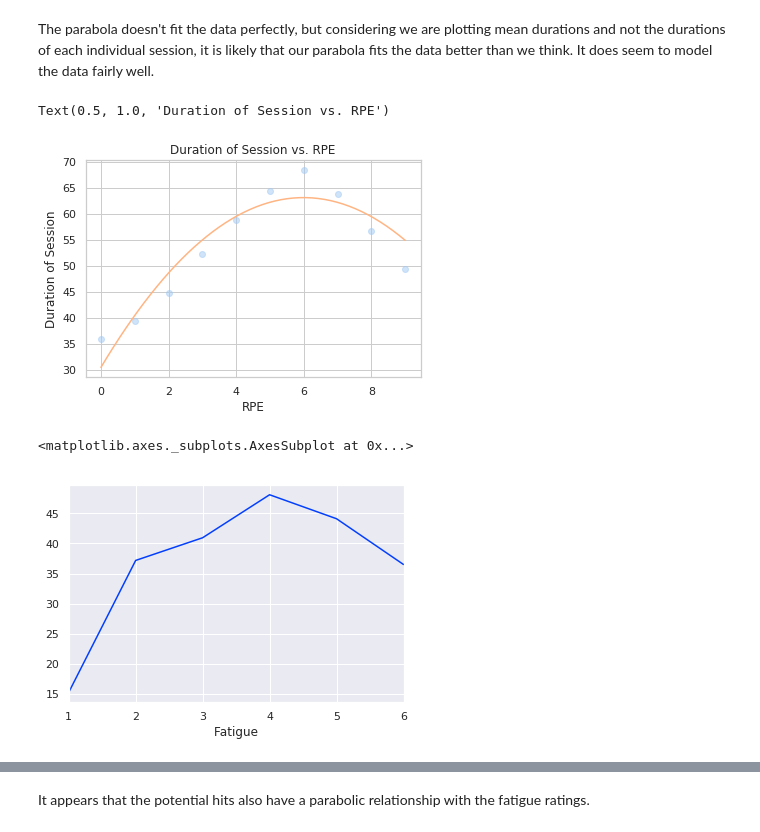
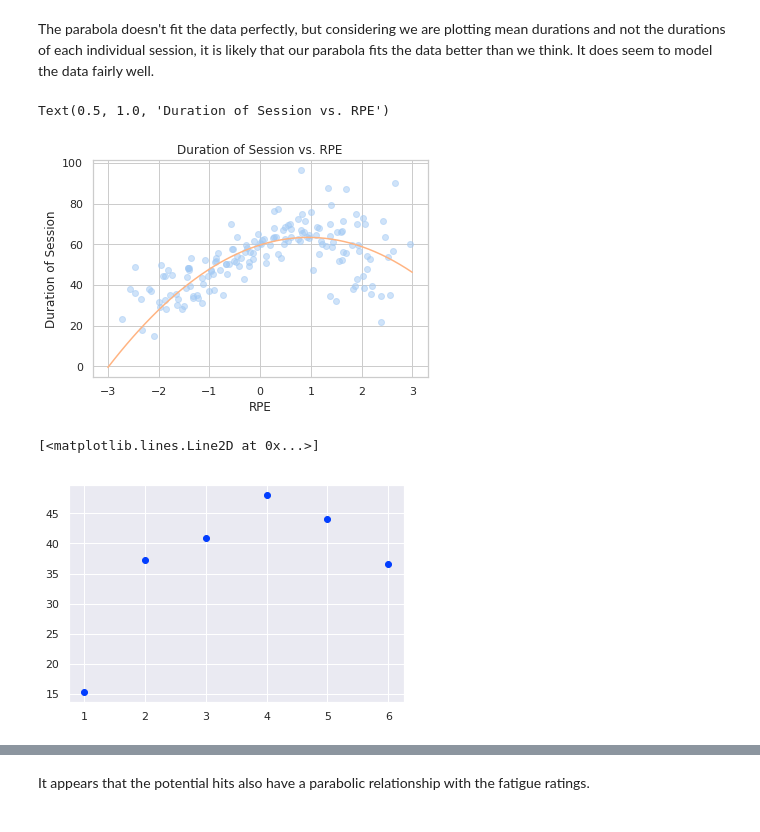
Before and after one commit to djconnolly27/DataScienceProject1, a Jupyter notebook: project2/project2draft.ipynb, the cells around one changed output, grey strips where cells are left out. Cells and saved outputs as stored; diff of their text form; code cells hidden in the pictures.

```diff
--- a/project2/project2draft.ipynb
+++ b/project2/project2draft.ipynb
@@ -788,21 +859,21 @@ The parabola doesn't fit the data perfectly, but considering we are plotting mea
 # %%
 plt.plot(duration_by_rpe, 'o', alpha=0.5)
 pred = res.predict(df)
-plt.plot(df['RPE'], pred)
+plt.plot(df['RPE_Z'], pred)
 sns.set(style="darkgrid", palette='bright',color_codes=True)
 plt.xlabel('RPE')
 plt.ylabel('Duration of Session')
 plt.title('Duration of Session vs. RPE')
 # %% [output]
 Text(0.5, 1.0, 'Duration of Session vs. RPE')
-[figure, old version]
+[figure, new version]
 # %%
 grouped = x.groupby('Fatigue')
 hits_by_fat = grouped['hits'].mean()
-hits_by_fat.plot()
+plt.plot(hits_by_fat, 'o')
 # %% [output]
-<matplotlib.axes._subplots.AxesSubplot at 0x...>
+[<matplotlib.lines.Line2D at 0x...>]
-[figure, old version]
+[figure, new version]
 # %%
 xwell = x
 xwell['fat2'] = xwell['Fatigue']**2
```
Also changed, not shown: parts of 46 cells of this notebook.
